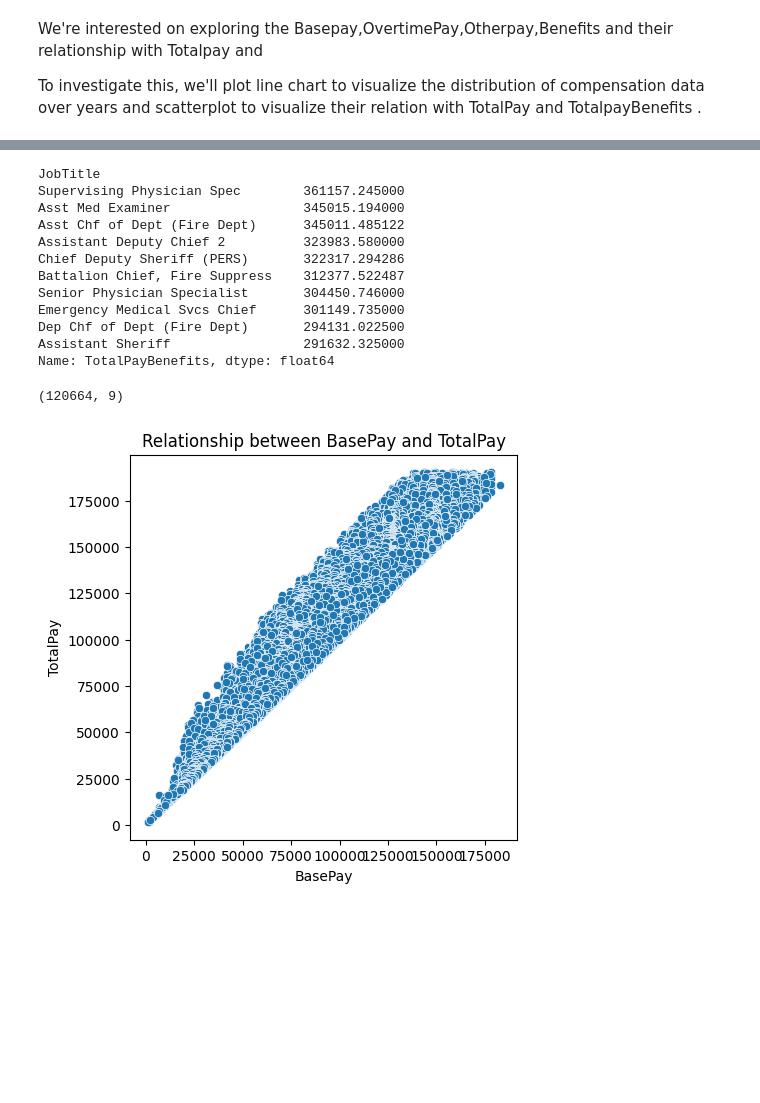
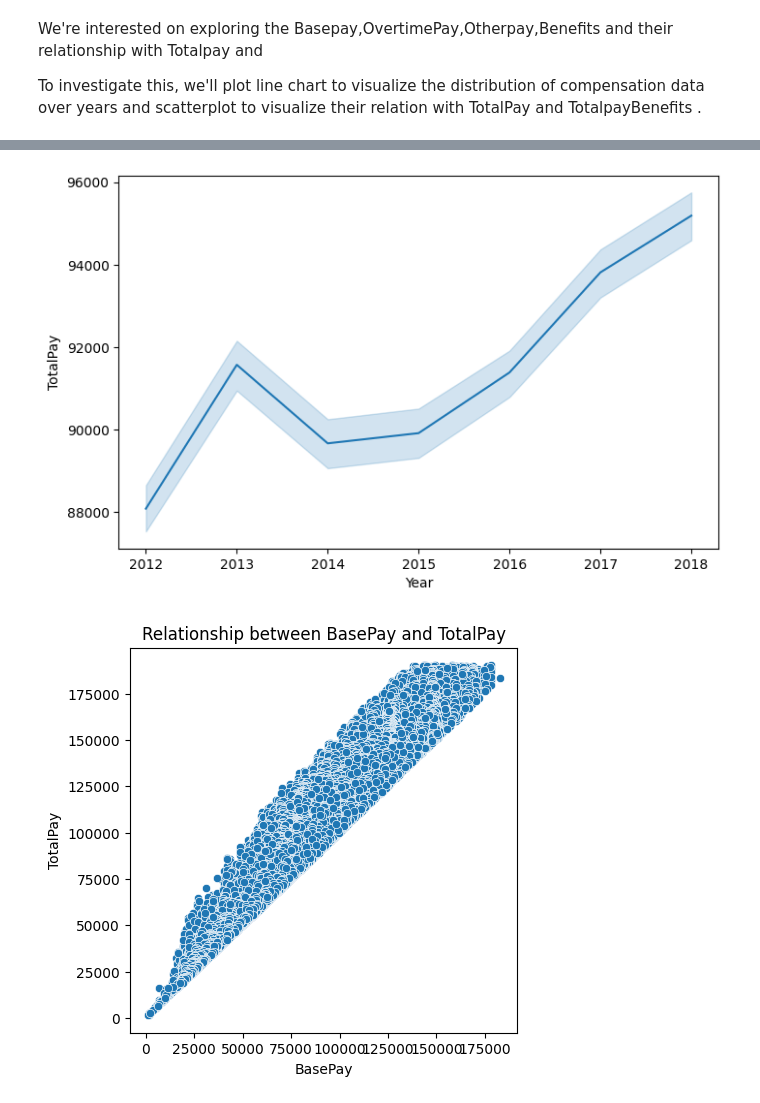
Before and after one commit to abhinavpy3/DATA-ANALYSIS----SSFE, a Jupyter notebook: SSFE.ipynb, the cells around one changed output, grey strips where cells are left out. Cells and saved outputs as stored; diff of their text form; code cells hidden in the pictures; blank space fills up the shorter version.

```diff
--- a/SSFE.ipynb
+++ b/SSFE.ipynb
@@ -266,23 +260,10 @@ Number of unique job titles: 755
-# %%
-#JOBTITLES WITH THE MOST TAOTAL PAY BENEFITS IN DESCENDING ORDER
-dt.groupby('JobTitle')['TotalPayBenefits'].mean().sort_values(ascending=False).head(10)
-# %% [output]
-JobTitle
-Supervising Physician Spec        361157.245000
-Asst Med Examiner                 345015.194000
-Asst Chf of Dept (Fire Dept)      345011.485122
-Assistant Deputy Chief 2          323983.580000
-Chief Deputy Sheriff (PERS)       322317.294286
-Battalion Chief, Fire Suppress    312377.522487
-Senior Physician Specialist       304450.746000
-Emergency Medical Svcs Chief      301149.735000
-Dep Chf of Dept (Fire Dept)       294131.022500
-Assistant Sheriff                 291632.325000
-Name: TotalPayBenefits, dtype: float64
-# %%
-dt.shape
-# %% [output]
-(120664, 9)
+# %%
+#line plot to visualize the distribution of total pay over years
+plt.figure(figsize=(8, 5))
+sns.lineplot(data=dt, x='Year', y='TotalPay')
+plt.show()
+# %% [output]
+[figure, added]
 # %%
 # Scatter plot to show relationship between TotalPay and BasePay
 plt.figure(figsize=(5,5))
```
Also changed, not shown: parts of 2 cells of this notebook.
